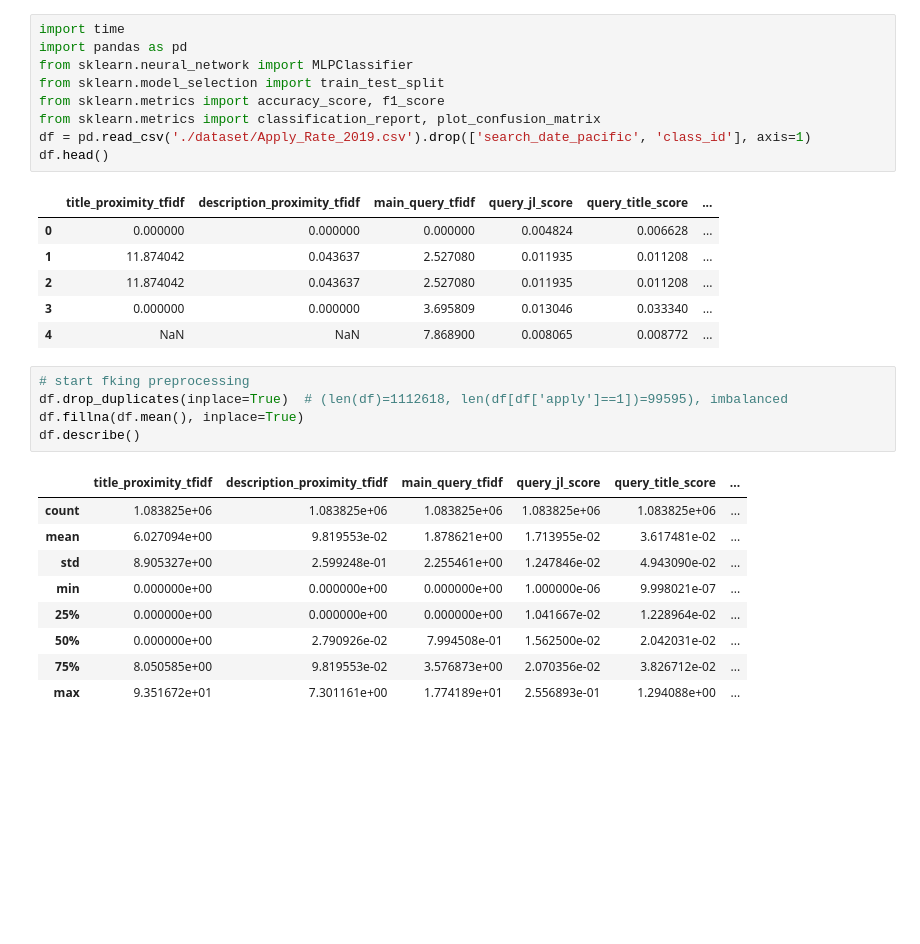
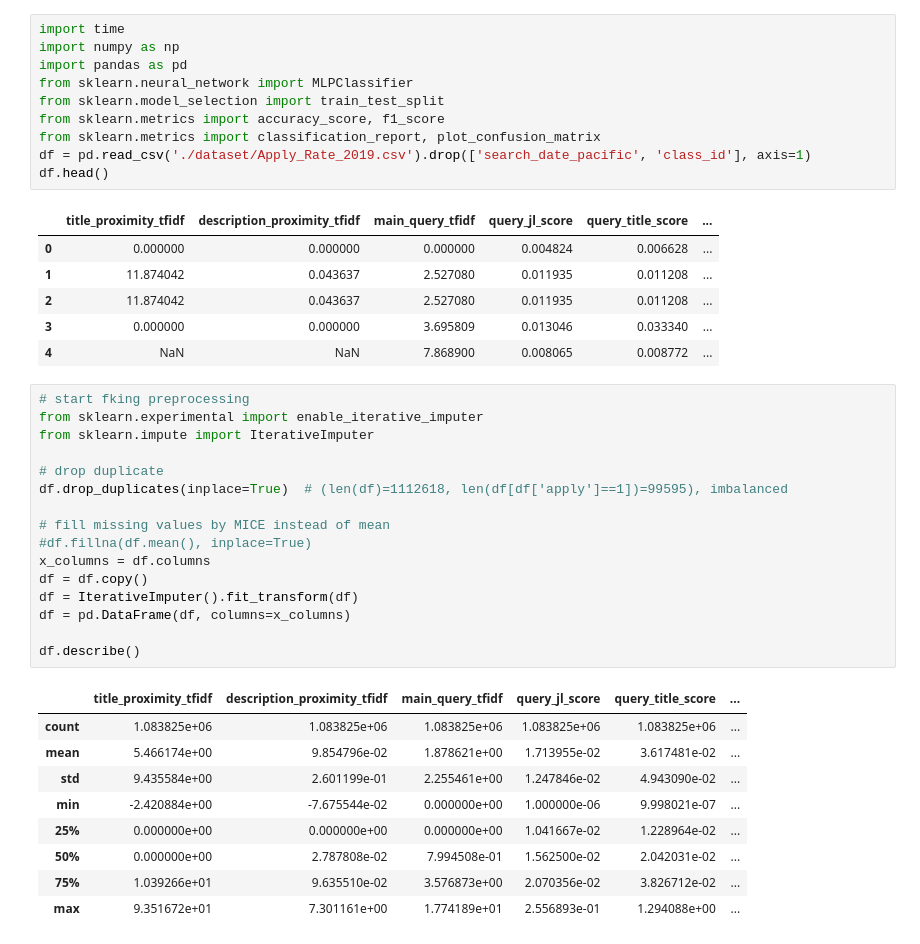
Before and after one commit to jshian/Predict_CTR, a Jupyter notebook: nn.ipynb, the cells around one changed output. Cells and saved outputs as stored; diff of their text form; blank space fills up the shorter version.

Commit message:
use MICE to fill missing data

```diff
--- a/nn.ipynb
+++ b/nn.ipynb
@@ -1,5 +1,6 @@
 # %%
 import time
+import numpy as np
 import pandas as pd
 from sklearn.neural_network import MLPClassifier
 from sklearn.model_selection import train_test_split
@@ -16,18 +17,29 @@ df.head()
 | 4 | NaN | NaN | 7.868900 | 0.008065 | 0.008772 | ... |
 # %%
 # start fking preprocessing
+from sklearn.experimental import enable_iterative_imputer
+from sklearn.impute import IterativeImputer
+
+# drop duplicate
 df.drop_duplicates(inplace=True)  # (len(df)=1112618, len(df[df['apply']==1])=99595), imbalanced
-df.fillna(df.mean(), inplace=True)
+
+# fill missing values by MICE instead of mean
+#df.fillna(df.mean(), inplace=True)
+x_columns = df.columns
+df = df.copy()
+df = IterativeImputer().fit_transform(df)
+df = pd.DataFrame(df, columns=x_columns)
+
 df.describe()
 # %% [output]
 |  | title_proximity_tfidf | description_proximity_tfidf | main_query_tfidf | query_jl_score | query_title_score | ... |
 | count | 1.083825e+06 | 1.083825e+06 | 1.083825e+06 | 1.083825e+06 | 1.083825e+06 | ... |
-| mean | 6.027094e+00 | 9.819553e-02 | 1.878621e+00 | 1.713955e-02 | 3.617481e-02 | ... |
-| std | 8.905327e+00 | 2.599248e-01 | 2.255461e+00 | 1.247846e-02 | 4.943090e-02 | ... |
-| min | 0.000000e+00 | 0.000000e+00 | 0.000000e+00 | 1.000000e-06 | 9.998021e-07 | ... |
+| mean | 5.466174e+00 | 9.854796e-02 | 1.878621e+00 | 1.713955e-02 | 3.617481e-02 | ... |
+| std | 9.435584e+00 | 2.601199e-01 | 2.255461e+00 | 1.247846e-02 | 4.943090e-02 | ... |
+| min | -2.420884e+00 | -7.675544e-02 | 0.000000e+00 | 1.000000e-06 | 9.998021e-07 | ... |
 | 25% | 0.000000e+00 | 0.000000e+00 | 0.000000e+00 | 1.041667e-02 | 1.228964e-02 | ... |
-| 50% | 0.000000e+00 | 2.790926e-02 | 7.994508e-01 | 1.562500e-02 | 2.042031e-02 | ... |
-| 75% | 8.050585e+00 | 9.819553e-02 | 3.576873e+00 | 2.070356e-02 | 3.826712e-02 | ... |
+| 50% | 0.000000e+00 | 2.787808e-02 | 7.994508e-01 | 1.562500e-02 | 2.042031e-02 | ... |
+| 75% | 1.039266e+01 | 9.635510e-02 | 3.576873e+00 | 2.070356e-02 | 3.826712e-02 | ... |
 | max | 9.351672e+01 | 7.301161e+00 | 1.774189e+01 | 2.556893e-01 | 1.294088e+00 | ... |
 # %%
 from sklearn.model_selection import train_test_split
```
Also changed, not shown: parts of 6 cells of this notebook, 1 other file.
